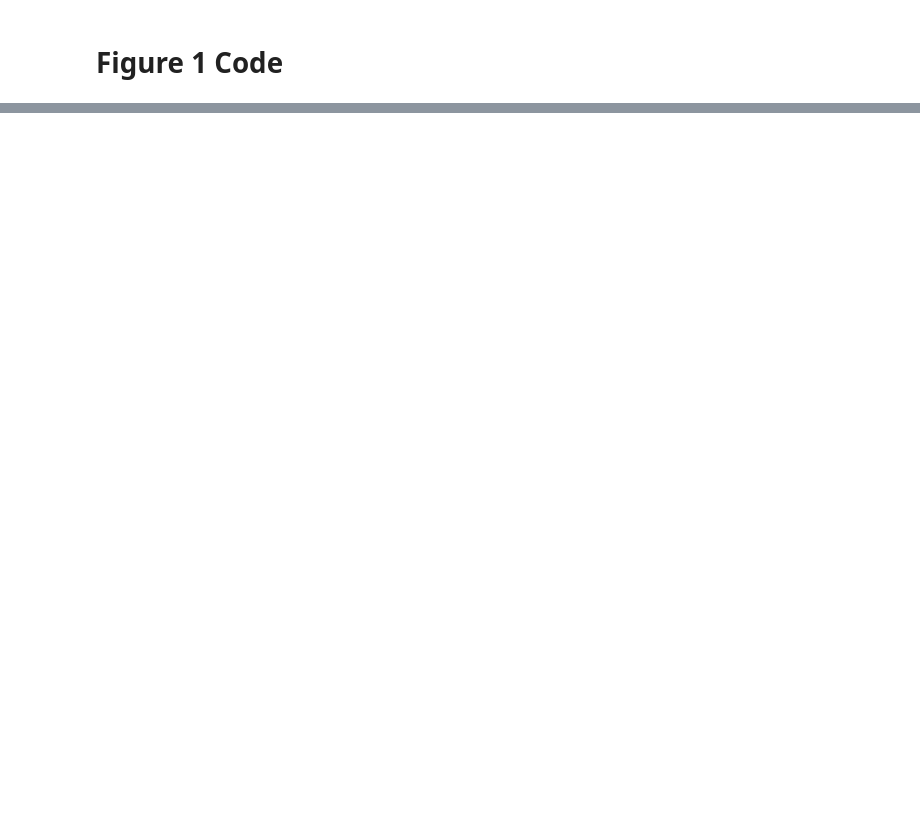
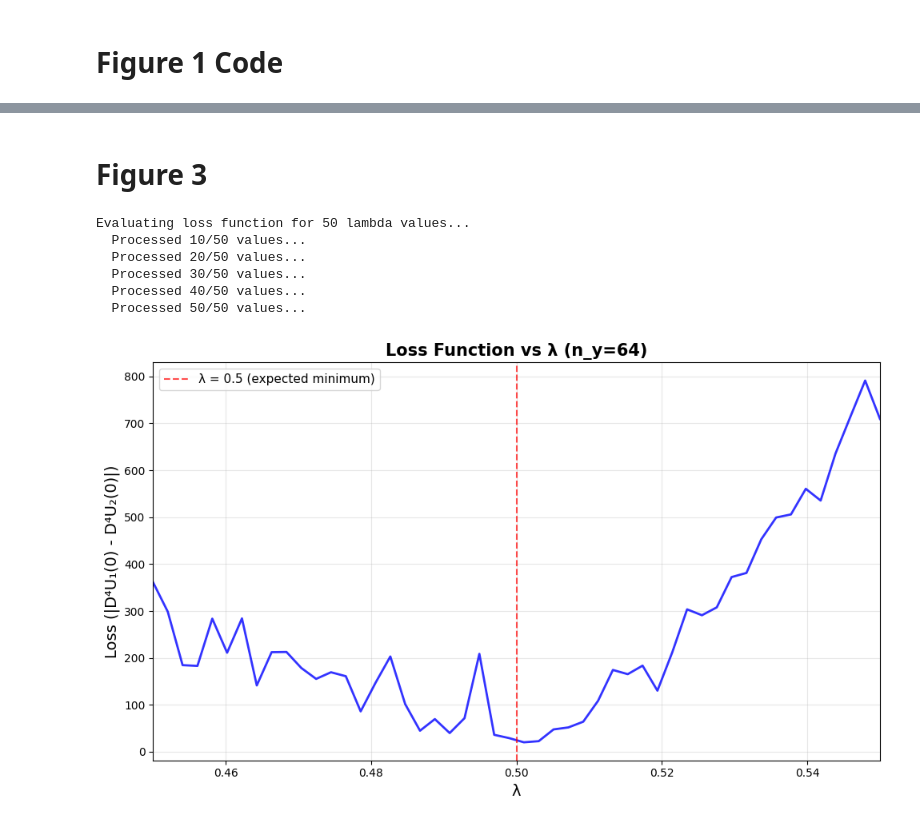
Before and after one commit to ayang923/AM205-project, a Jupyter notebook: burgers/src/plots.ipynb, the cells around one changed output, grey strips where cells are left out. Drawn from its saved outputs; the diff is of its cells as text; code cells hidden in the pictures; blank space fills up the shorter version.

```diff
--- a/burgers/src/plots.ipynb
+++ b/burgers/src/plots.ipynb
@@ -321,3 +311,62 @@ Error Metrics for Solution (n_y=64)
 λ = 0.5:
   Max absolute error: 1.73e-07
   Relative L2 error:  1.08e-07
+# %% [markdown]
+# Figure 3
+# %%
+# ===== Figure 3: Loss function as a function of lambda =====
+from chebyshev_piecewise_l_ad import construct_loss
+from util.chebyshev_diff import chebyshev_diff_matrix
+
+n_y = 64
+n_segment = int(n_y/2)+1
+
+# Set up differentiation matrices
+D1, _ = chebyshev_diff_matrix(n_segment, a=-2, b=0)
+D2, _ = chebyshev_diff_matrix(n_segment, a=0, b=2)
+
+# Extract fourth derivative operators at interface
+D1_4 = np.linalg.matrix_power(D1, 4)[0, :]  # First row of D^4 (evaluates at y=0 from left)
+D2_4 = np.linalg.matrix_power(D2, 4)[-1, :]  # Last row of D^4 (evaluates at y=0 from right)
+
+# Construct loss function
+loss_func = construct_loss(n_y, D1_4, D2_4)
+
+# Evaluate loss for lambda values from 0.45 to 0.55
+lambda_values_loss = np.linspace(0.45, 0.55, 50)
+loss_values = []
+
+print(f"Evaluating loss function for {len(lambda_values_loss)} lambda values...")
+for i, l in enumerate(lambda_values_loss):
+    try:
+        loss_val = loss_func(l)
+        loss_values.append(loss_val)
+        if (i + 1) % 10 == 0:
+            print(f"  Processed {i+1}/{len(lambda_values_loss)} values...")
+    except Exception as e:
+        print(f"  Error at λ = {l:.3f}: {e}")
+        loss_values.append(np.nan)
+
+loss_values = np.array(loss_values)
+
+# Plot
+fig, ax = plt.subplots(1, 1, figsize=(10, 6))
+ax.plot(lambda_values_loss, loss_values, 'b-', linewidth=2, alpha=0.8)
+ax.axvline(x=0.5, color='r', linestyle='--', linewidth=1.5, alpha=0.7, label='λ = 0.5 (expected minimum)')
+ax.set_xlabel('λ', fontsize=14)
+ax.set_ylabel('Loss (|D⁴U₁(0) - D⁴U₂(0)|)', fontsize=14)
+ax.set_title(f'Loss Function vs λ (n_y={n_y})', fontsize=15, fontweight='bold')
+ax.grid(True, alpha=0.3)
+ax.legend(fontsize=11)
+ax.set_xlim(0.45, 0.55)
+
+plt.tight_layout()
+plt.show()
+# %% [output]
+Evaluating loss function for 50 lambda values...
+  Processed 10/50 values...
+  Processed 20/50 values...
+  Processed 30/50 values...
+  Processed 40/50 values...
+  Processed 50/50 values...
+[figure, added]
```
Also changed, not shown: parts of 4 cells of this notebook, 2 other files.
